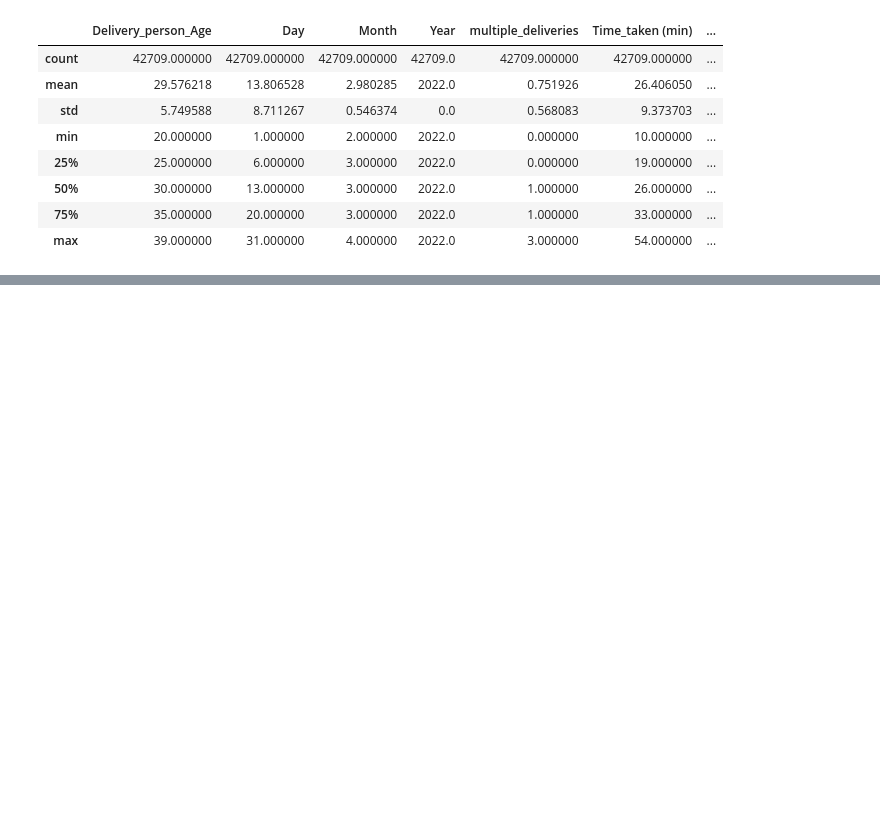
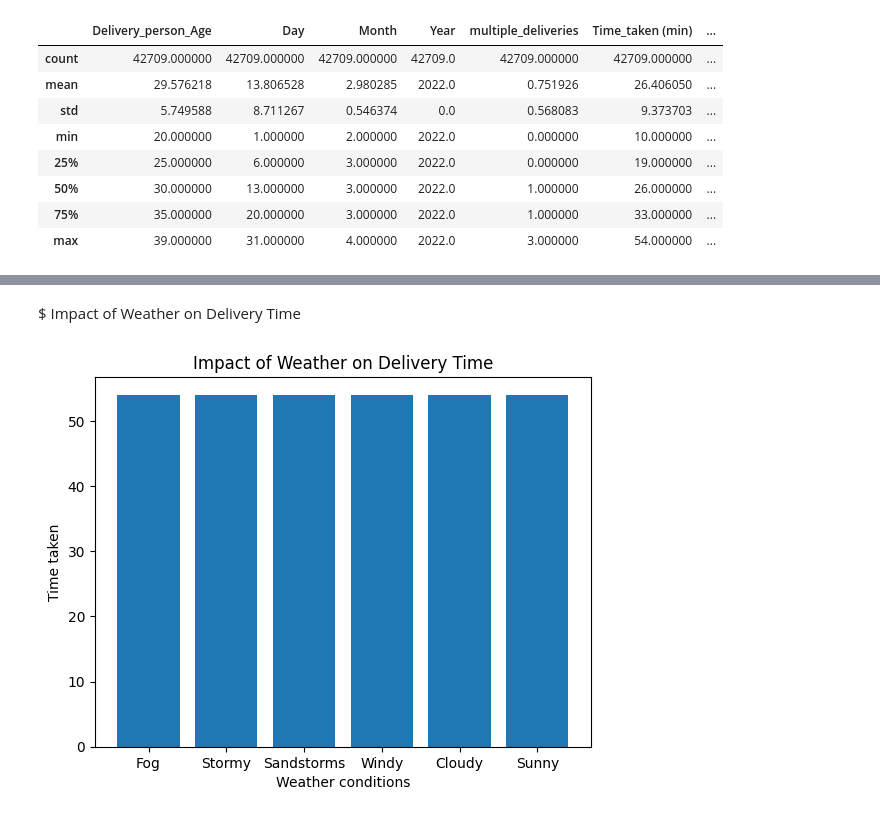
Before and after one commit to RanjitChavan7399/DEVL-MiniProject, a Jupyter notebook: miniproject.ipynb, the cells around one changed output, grey strips where cells are left out. Drawn from its saved outputs; the diff is of its cells as text; code cells hidden in the pictures; blank space fills up the shorter version.

```diff
--- a/miniproject.ipynb
+++ b/miniproject.ipynb
@@ -643,0 +666,12 @@ df.describe()
+# %% [markdown]
+$ Impact of Weather on Delivery Time
+# %%
+Weather_conditions = df['Weather_conditions']
+Time_taken = df['Time_taken (min)']
+plt.bar(Weather_conditions,Time_taken)
+plt.title('Impact of Weather on Delivery Time')
+plt.xlabel('Weather conditions')
+plt.ylabel('Time taken')
+plt.show()
+# %% [output]
+[figure, added]
```
Also changed, not shown: parts of 8 cells of this notebook.
